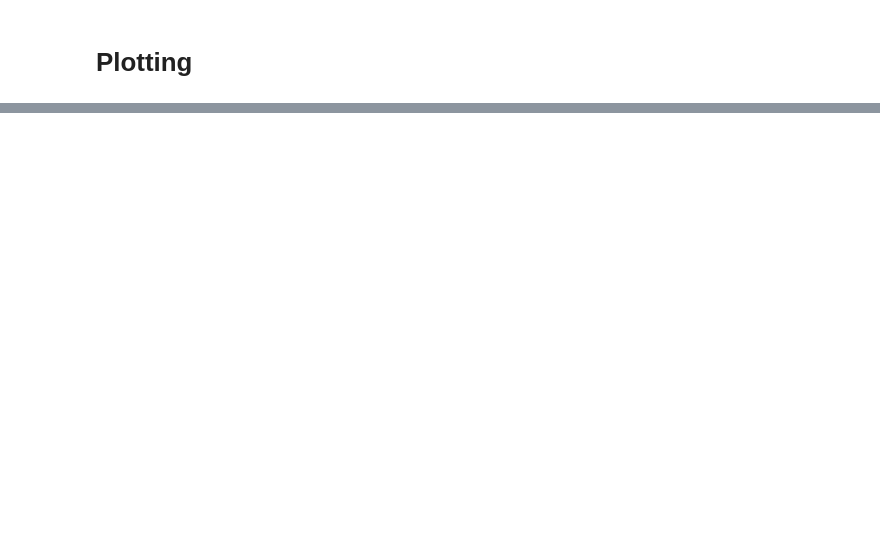
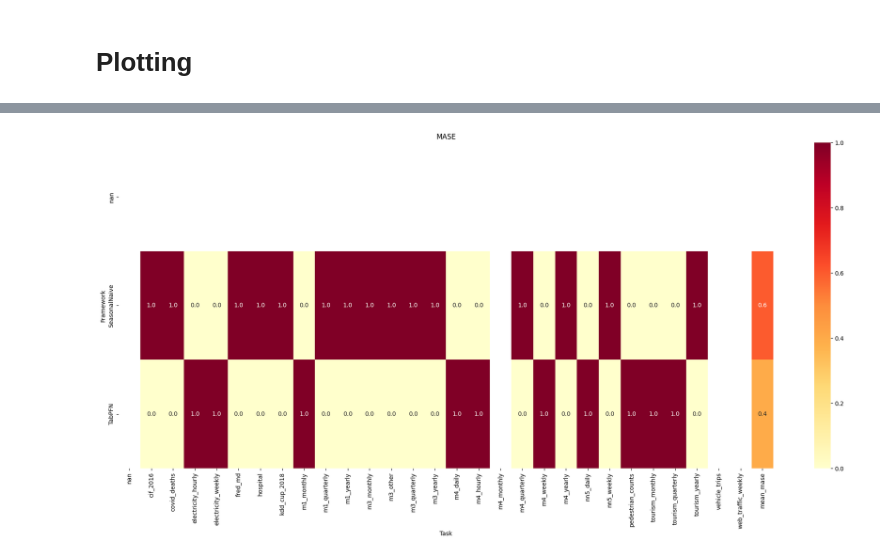
Before and after one commit to openml/automlbenchmark, a Jupyter notebook: plot_wandb.ipynb, the cells around one changed output, grey strips where cells are left out. Cells and saved outputs as stored; diff of their text form; code cells hidden in the pictures; blank space fills up the shorter version.

```diff
--- a/plot_wandb.ipynb
+++ b/plot_wandb.ipynb
@@ -112,0 +131,10 @@ plt.show()
+# %%
+def min_max_scaling(series):
+    return (series - series.min()) / (series.max() - series.min())
+
+df_mase_pivot_scaled = df_mase_pivot.apply(min_max_scaling, axis=0)
+df_mase_pivot_scaled['mean_mase'] = df_mase_pivot_scaled.mean(axis=1)
+
+plot_heatmap(df_mase_pivot_scaled, "MASE", "Task", "Framework", annot_format=".1f")
+# %% [output]
+[figure, added]
```
Also changed, not shown: parts of 12 cells of this notebook.
